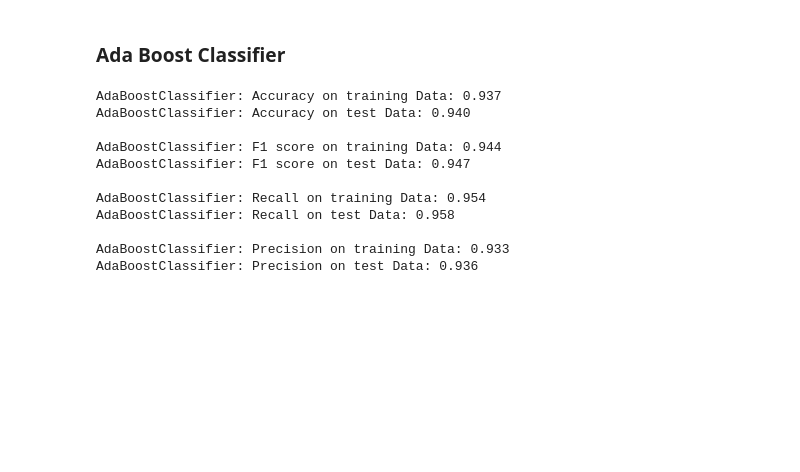
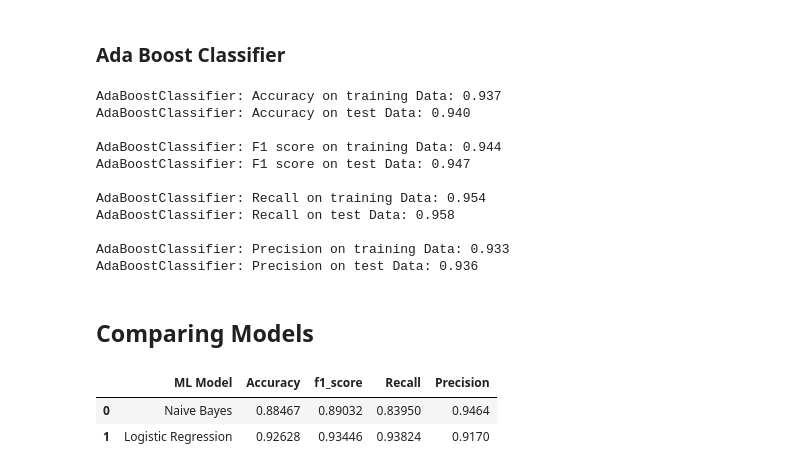
Before and after one commit to LOUBNA-ELATTAR/phishing-url-detection-ml, a Jupyter notebook: phishing-url-detection.ipynb, the cells around one changed output. Cells and saved outputs as stored; diff of their text form; code cells hidden in the pictures; blank space fills up the shorter version.

Commit message:
metrics results

```diff
--- a/phishing-url-detection.ipynb
+++ b/phishing-url-detection.ipynb
@@ -832 +832,16 @@ results('Ada Boost Classifier',acc_test_nb,f1_score_test_nb,
              recall_score_train_nb,precision_score_train_nb)
+# %% [markdown]
+## Comparing Models
+# %%
+result = pd.DataFrame({ 'ML Model' : ML_Model,
+                        'Accuracy' : accuracy,
+                        'f1_score' : f1_score,
+                        'Recall'   : recall,
+                        'Precision': precision,
+                      })
+# %%
+result
+# %% [output]
+|  | ML Model | Accuracy | f1_score | Recall | Precision |
+| 0 | Naive Bayes | 0.88467 | 0.89032 | 0.83950 | 0.9464 |
+| 1 | Logistic Regression | 0.92628 | 0.93446 | 0.93824 | 0.9170 |
```
Also changed, not shown: parts of 3 cells of this notebook.
